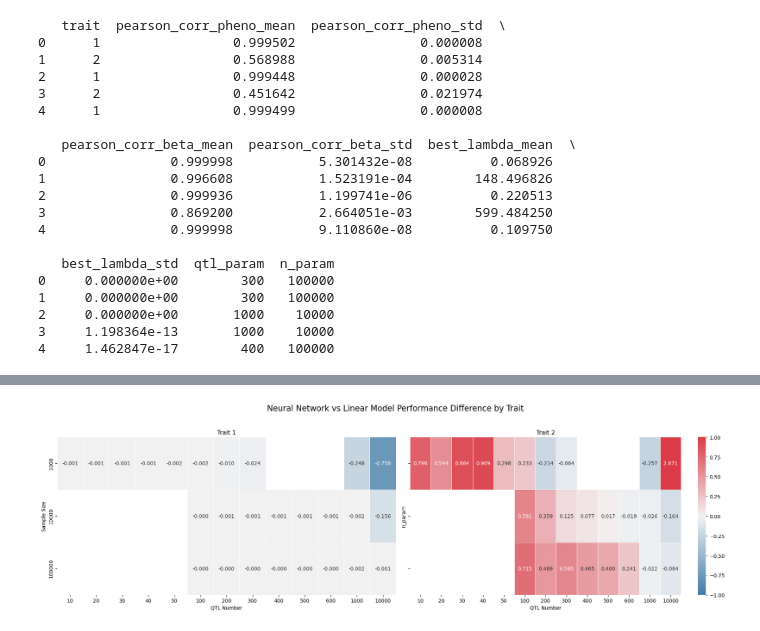
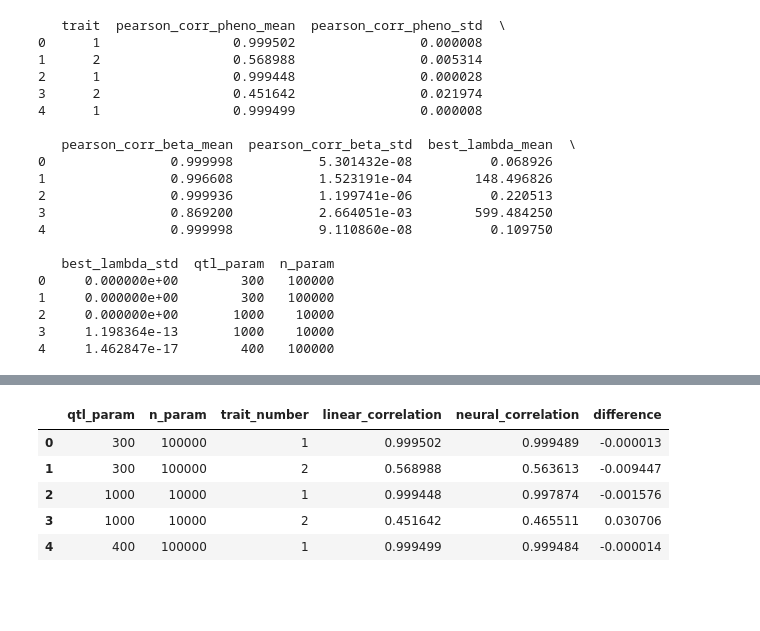
Before and after one commit to Arcadia-Science/2025-epistasis-dl-quantgen, a Jupyter notebook: workflow_sims/alphasimr_mini_snakemake/plot_models.ipynb, the cells around one changed output, grey strips where cells are left out. Saved outputs shown, nothing was run; the diff lists cells and outputs as text; code cells hidden in the pictures; blank space fills up the shorter version.

```diff
--- a/workflow_sims/alphasimr_mini_snakemake/plot_models.ipynb
+++ b/workflow_sims/alphasimr_mini_snakemake/plot_models.ipynb
@@ -261,6 +265,9 @@ pl2.show()
-# %%
-comparison_df_lim = comparison_df[comparison_df['n_param'].isin([1000, 10000, 100000])]
-pl3 = plot_difference_heatmap(comparison_df_lim)
-pl3.show()
-# %% [output]
-[figure, removed]
+# %%
+comparison_df.head()
+# %% [output]
+|  | qtl_param | n_param | trait_number | linear_correlation | neural_correlation | difference |
+| 0 | 300 | 100000 | 1 | 0.999502 | 0.999489 | -0.000013 |
+| 1 | 300 | 100000 | 2 | 0.568988 | 0.563613 | -0.009447 |
+| 2 | 1000 | 10000 | 1 | 0.999448 | 0.997874 | -0.001576 |
+| 3 | 1000 | 10000 | 2 | 0.451642 | 0.465511 | 0.030706 |
+| 4 | 400 | 100000 | 1 | 0.999499 | 0.999484 | -0.000014 |
```
Also changed, not shown: parts of 5 cells of this notebook, 1 other file.
